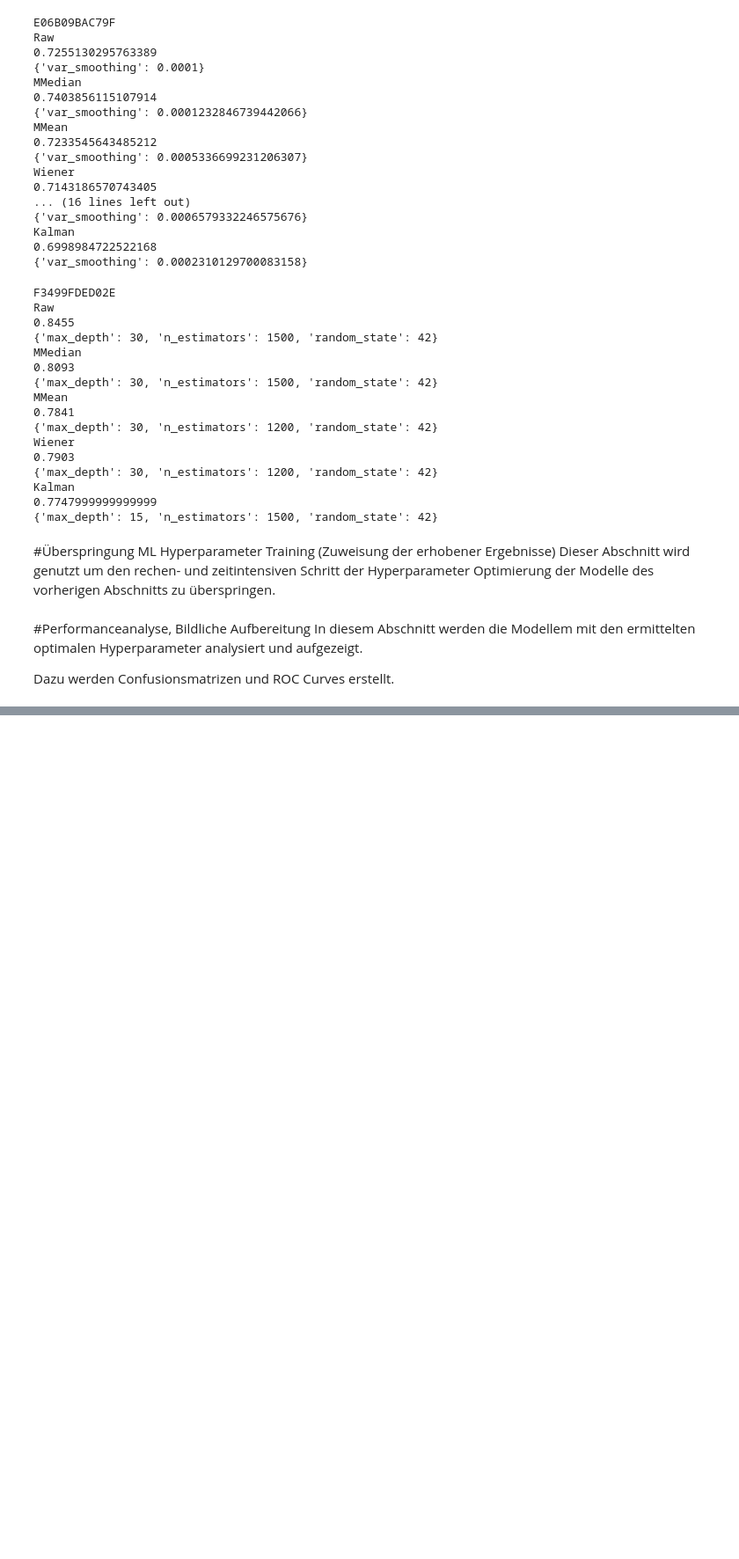
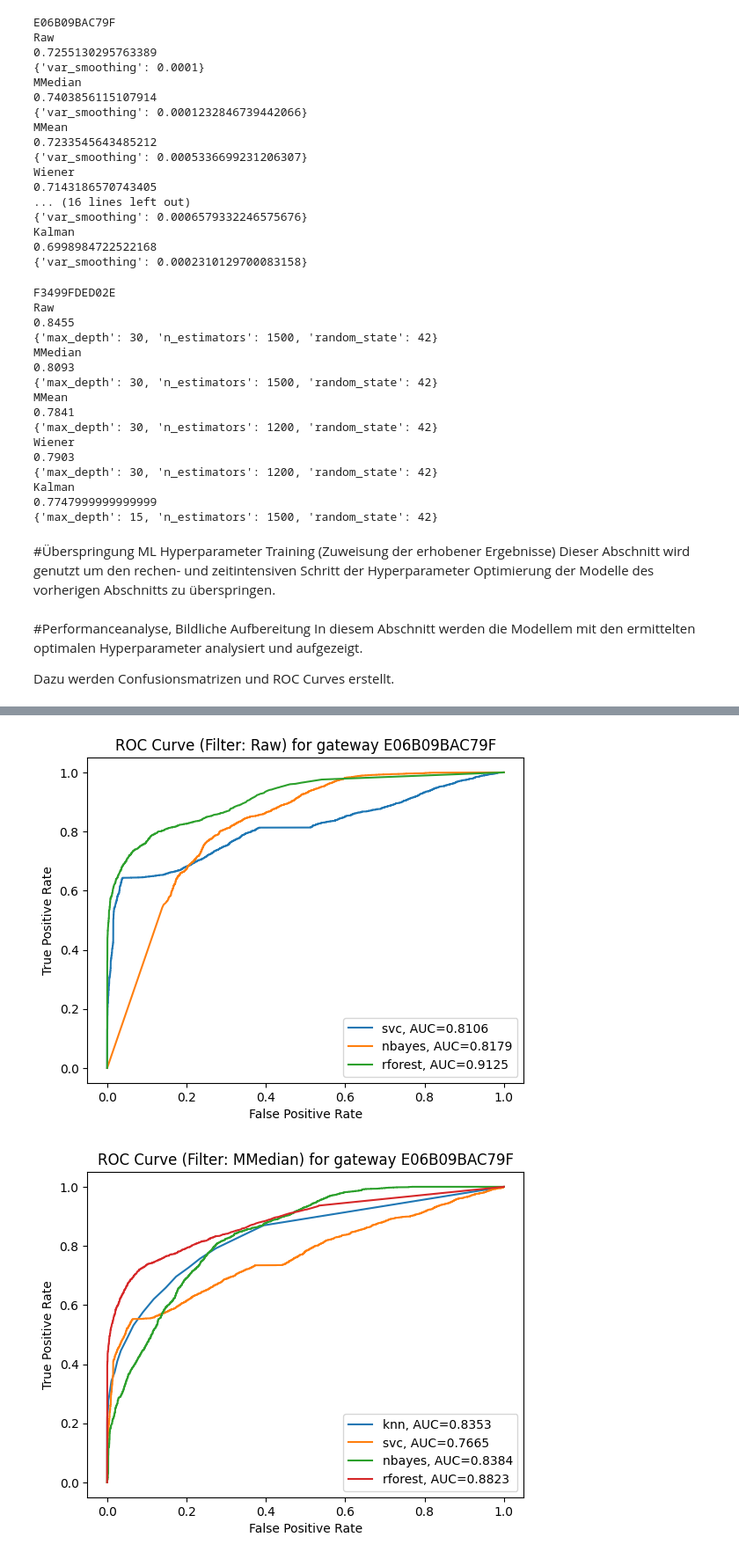
Before and after one commit to wagneced/IndoorTrackingML, a Jupyter notebook: IndoorTrackingML.ipynb, the cells around one changed output, grey strips where cells are left out. Shown at 88% size. Drawn from its saved outputs; the diff is of its cells as text; code cells hidden in the pictures; blank space fills up the shorter version.

Commit message:
Extension of confusion matrix and roc curve

```diff
--- a/IndoorTrackingML.ipynb
+++ b/IndoorTrackingML.ipynb
@@ -623,7 +620,7 @@ Kalman
 0.7556250000000001
 {'C': 10, 'gamma': 1, 'kernel': 'rbf'}
 # %%
-model = 'nbayes'
+model_type = 'nbayes'
 
 #Define values of parameters to test for optimize model
 param_grid_nb = { 'var_smoothing': np.logspace(0,-9, num=100) }
@@ -633,7 +630,7 @@ for gateway in master_dict.keys():
   df = master_dict.get(gateway).get('extended_data')
 
   #Generates dictionary dependent on other dictionary so that is expanded automatically if filter is added
-  dict_best_accuracy[gateway][model] = dict.fromkeys(dict_filter_distance_columns.keys(), [])
+  dict_best_accuracy[gateway][model_type] = dict.fromkeys(dict_filter_distance_columns.keys(), [])
 
   #Create default instance of gaussian naive bayes classifier model
   #Some default parameter values are changed in grid search further below by param_grid_nb above
@@ -665,7 +662,7 @@ for gateway in master_dict.keys():
     print(filter)
     print(gnb_grid.best_score_)
     print(gnb_grid.best_params_)
-    dict_best_accuracy[gateway][model][filter] = {"best_score_": gnb_grid.best_score_,
+    dict_best_accuracy[gateway][model_type][filter] = {"best_score_": gnb_grid.best_score_,
                                                    "best_params_": gnb_grid.best_params_}
 # %% [output]
 E06B09BAC79F
@@ -686,7 +683,7 @@ Kalman
 0.6998984722522168
 {'var_smoothing': 0.0002310129700083158}
 # %%
-model = 'rforest'
+model_type = 'rforest'
 
 #Define values of parameters to test for optimize model
 #The reduced number of options in the parameters is due to several
@@ -700,7 +697,7 @@ for gateway in master_dict.keys():
   df = master_dict.get(gateway).get('extended_data').sample(10000)
 
   #Generates dictionary dependent on other dictionary so that is expanded automatically if filter is added
-  dict_best_accuracy[gateway][model] = dict.fromkeys(dict_filter_distance_columns.keys(), [])
+  dict_best_accuracy[gateway][model_type] = dict.fromkeys(dict_filter_distance_columns.keys(), [])
   #Create default instance of random forest classifier model
   #Some default parameter values are changed in grid search further below by param_grid_rf above
   rf = RandomForestClassifier()
@@ -732,7 +729,7 @@ for gateway in master_dict.keys():
     print(rf_grid.best_score_)
     print(rf_grid.best_params_)
     #Stores result in dictionary seperated by gateway, model and filter
-    dict_best_accuracy[gateway][model][filter] = {"best_score_": rf_grid.best_score_,
+    dict_best_accuracy[gateway][model_type][filter] = {"best_score_": rf_grid.best_score_,
                                                    "best_params_": rf_grid.best_params_}
 # %% [output]
 F3499FDED02E
@@ -881,14 +878,22 @@ def plot_confusionmatrix (trained_model, X_test, y_test):
   plt.show()
 # %%
 #Defined funciton which can be used to plot multiple models on a single roc curve diagramm
-def plot_roc_curve_with_multiple_models(dict_with_trained_models, X_test, y_test):
+def plot_roc_curve_with_multiple_models(dict_with_trained_models, X_test, y_test, title):
+  #Setup plotting area
   plt.figure(0).clf()
   for model_name in dict_with_trained_models.keys():
+    #Load model
     trained_model = dict_with_trained_models.get(model_name)
     y_pred = trained_model.predict_proba(X_test)[:, 1]
+    #Calculate false positive and true positive rate
     fpr, tpr, _ = roc_curve(y_test, y_pred)
     auc = round(roc_auc_score(y_test, y_pred), 4)
     plt.plot(fpr,tpr,label=str(model_name) + ", AUC=" + str(auc))
+  #Adding title and legend to plot
+  plt.title(title)
+  plt.legend()
+  plt.ylabel('True Positive Rate')
+  plt.xlabel('False Positive Rate')
   plt.show()
 # %%
 for gateway in dict_best_accuracy.keys():
@@ -939,0 +946,24 @@ dict_keys(['best_score_', 'best_params_'])
+# %%
+for gateway in dict_best_accuracy.keys():
+  for filter in dict_filter_distance_columns.keys():
+
+    dict_with_trained_models = dict()
+    for model_type in dict_best_accuracy[gateway].keys():
+      if filter in dict_best_accuracy[gateway][model_type].keys():
+        model = dict_best_accuracy[gateway][model_type][filter]["model"]
+        dict_with_trained_models[model_type] = model
+
+    title = "ROC Curve (Filter: "+filter+") for gateway "+gateway
+
+    prefix = str(dict_filter_distance_columns.get(filter))
+    column_selection = [col for col in df if (col.startswith(prefix) or col.startswith('timediff'))]
+
+    X = df.loc[:,column_selection]
+    y = df.InRoom
+
+    X_train, X_test, y_train, y_test = train_test_split(X, y, test_size=.3,random_state=random_state)
+
+    plot_roc_curve_with_multiple_models(dict_with_trained_models, X_test, y_test, title)
+# %% [output]
+[figure, added]
+[figure, added]
```
Also changed, not shown: parts of 8 cells of this notebook.
